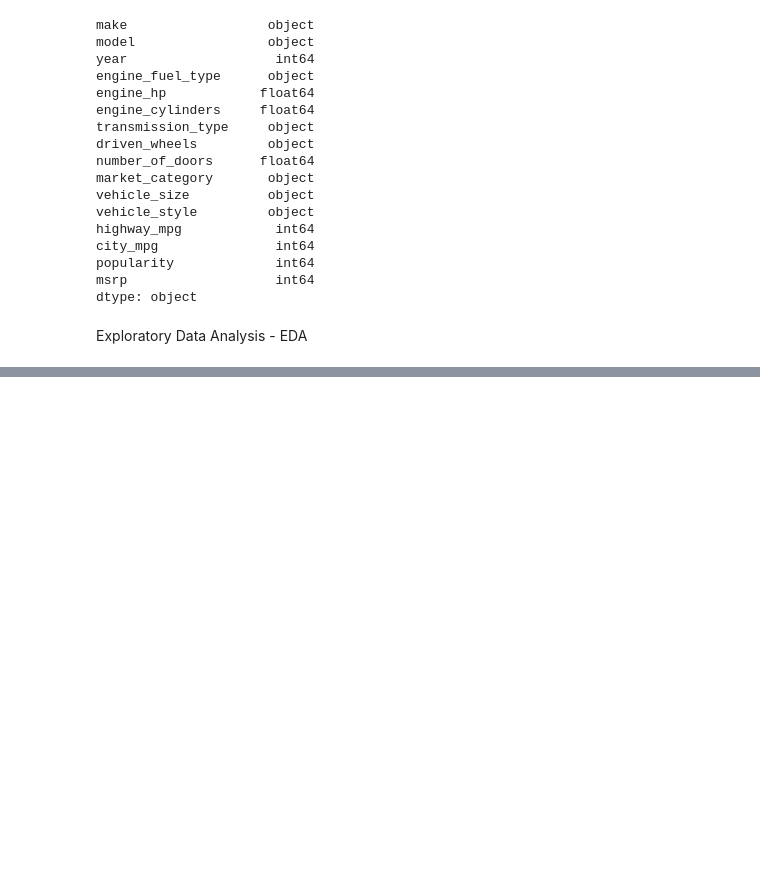
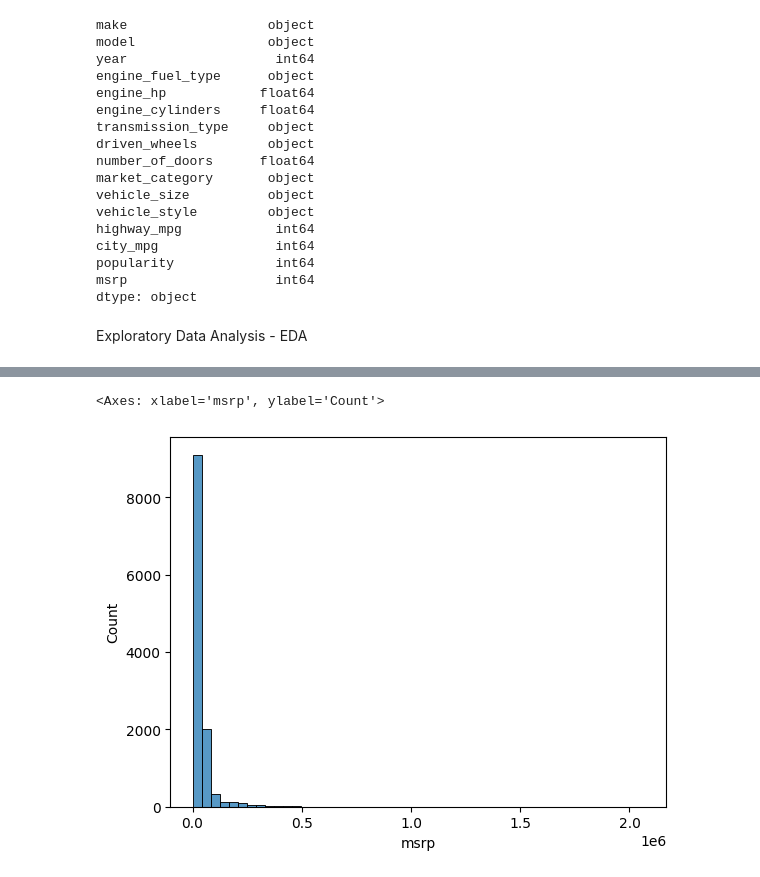
Before and after one commit to samoraali/ML-Zoomcamp-Homework, a Jupyter notebook: 02-Regression/Practice.ipynb, the cells around one changed output, grey strips where cells are left out. Saved outputs shown, nothing was run; the diff lists cells and outputs as text; code cells hidden in the pictures; blank space fills up the shorter version.

```diff
--- a/02-Regression/Practice.ipynb
+++ b/02-Regression/Practice.ipynb
@@ -161,0 +191,5 @@ Exploratory Data Analysis - EDA
+# %%
+sns.histplot(df.msrp, bins=50)
+# %% [output]
+<Axes: xlabel='msrp', ylabel='Count'>
+[figure, added]
```
Also changed, not shown: parts of 14 cells of this notebook.
